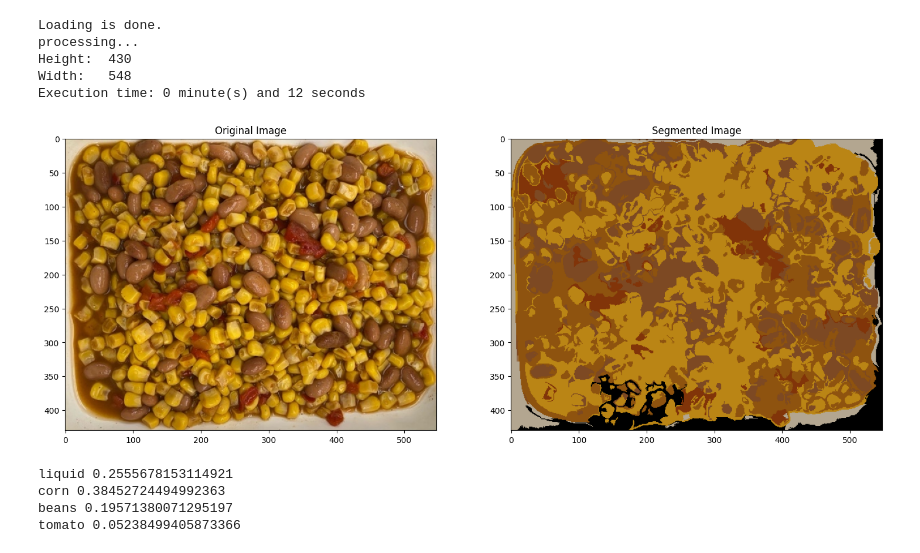
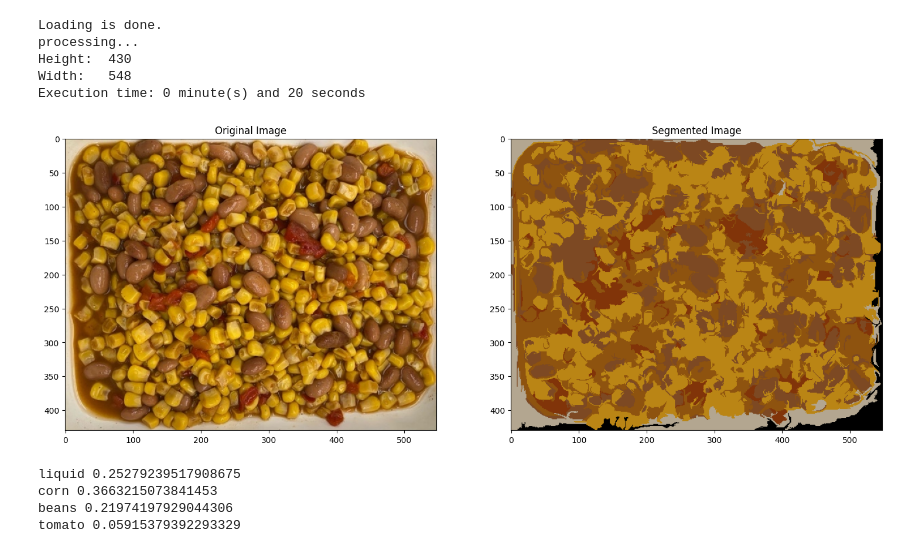
Before and after one commit to leobitz/counting-beans, a Jupyter notebook: exp.ipynb, the cells around one changed output. Cells and saved outputs as stored; diff of their text form; code cells hidden in the pictures.

```diff
--- a/exp.ipynb
+++ b/exp.ipynb
@@ -111,37 +111,37 @@ def segment(in_image, sigma, k, min_size, num_classes=4):
 
     # displaying the result
     fig = plt.figure(figsize=(18, 9))
     a = fig.add_subplot(1, 2, 1)
     plt.imshow(in_image)
     a.set_title('Original Image')
     a = fig.add_subplot(1, 2, 2)
     output = output.astype(int)
     plt.imshow(output)
     a.set_title('Segmented Image')
     plt.show()
     return output
 
-sigma = 0.5
-k = 500
+sigma = 1.0
+k = 100
 min = 20
 input_path = "../cimage3.png"
 num_classes = 4
 
 # Loading the image
 input_image = io.imread(input_path)
 # convert to RGB
 if input_image.shape[2] == 4:
     input_image = input_image[:, :, :3]
 print("Loading is done.")
 print("processing...")
 output = segment(input_image, sigma, k, min, num_classes)
 # %% [output]
 Loading is done.
 processing...
 Height:  430
 Width:   548
-Execution time: 0 minute(s) and 12 seconds
+Execution time: 0 minute(s) and 20 seconds
-[figure, old version]
+[figure, new version]
 # %%
 # based on name_to_color, compute percentage of each color
 for name in name_to_color:
@@ -152,7 +152,7 @@ for name in name_to_color:
     mask = np.all(output == color, axis=2)
     print(name, np.sum(mask) / (output.shape[0] * output.shape[1]))
 # %% [output]
-liquid 0.2555678153114921
-corn 0.38452724494992363
-beans 0.19571380071295197
-tomato 0.05238499405873366
+liquid 0.25279239517908675
+corn 0.3663215073841453
+beans 0.21974197929044306
+tomato 0.05915379392293329
```
